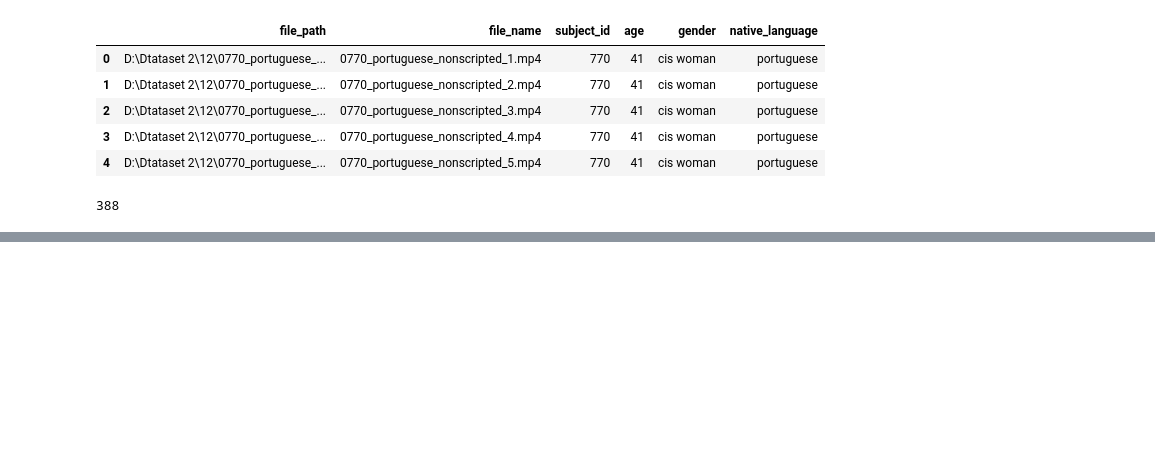
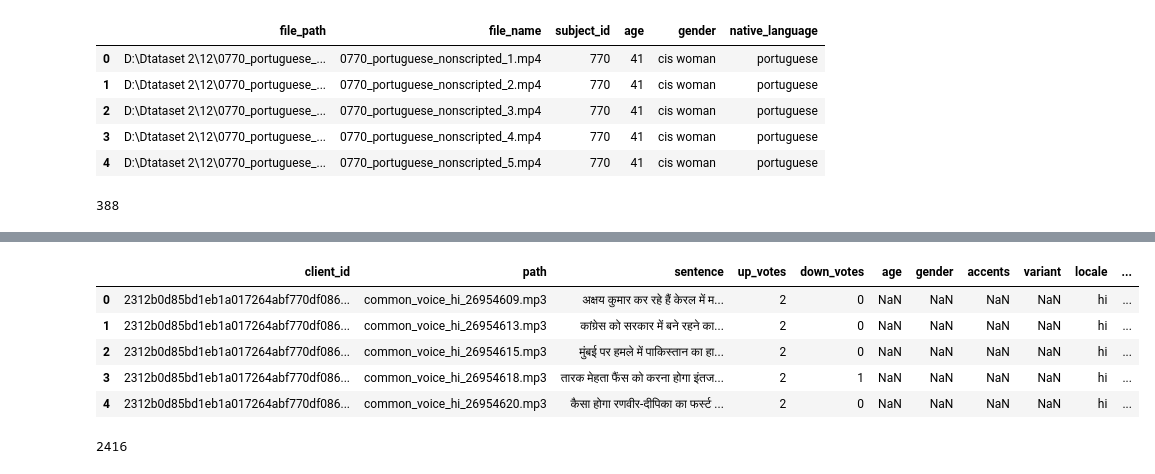
Before and after one commit to AixaL/PCIC23, a Jupyter notebook: x-vector/prueba.ipynb, the cells around one changed output, grey strips where cells are left out. Cells and saved outputs as stored; diff of their text form; code cells hidden in the pictures; blank space fills up the shorter version.

```diff
--- a/x-vector/prueba.ipynb
+++ b/x-vector/prueba.ipynb
@@ -95,0 +218,13 @@ dataset_df.to_csv('audios_CCV2.csv', index=False)
+# %%
+datos_common.head()
+# %% [output]
+|  | client_id | path | sentence | up_votes | down_votes | age | gender | accents | variant | locale | ... |
+| 0 | 2312b0d85bd1eb1a017264abf770df086... | common_voice_hi_26954609.mp3 | अक्षय कुमार कर रहे हैं केरल में म... | 2 | 0 | NaN | NaN | NaN | NaN | hi | ... |
+| 1 | 2312b0d85bd1eb1a017264abf770df086... | common_voice_hi_26954613.mp3 | कांग्रेस को सरकार में बने रहने का... | 2 | 0 | NaN | NaN | NaN | NaN | hi | ... |
+| 2 | 2312b0d85bd1eb1a017264abf770df086... | common_voice_hi_26954615.mp3 | मुंबई पर हमले में पाकिस्तान का हा... | 2 | 0 | NaN | NaN | NaN | NaN | hi | ... |
+| 3 | 2312b0d85bd1eb1a017264abf770df086... | common_voice_hi_26954618.mp3 | तारक मेहता फैंस को करना होगा इंतज... | 2 | 1 | NaN | NaN | NaN | NaN | hi | ... |
+| 4 | 2312b0d85bd1eb1a017264abf770df086... | common_voice_hi_26954620.mp3 | कैसा होगा रणवीर-दीपिका का फर्स्ट ... | 2 | 0 | NaN | NaN | NaN | NaN | hi | ... |
+# %%
+len(datos_common)
+# %% [output]
+2416
```
Also changed, not shown: parts of 26 cells of this notebook, 4 other files.
